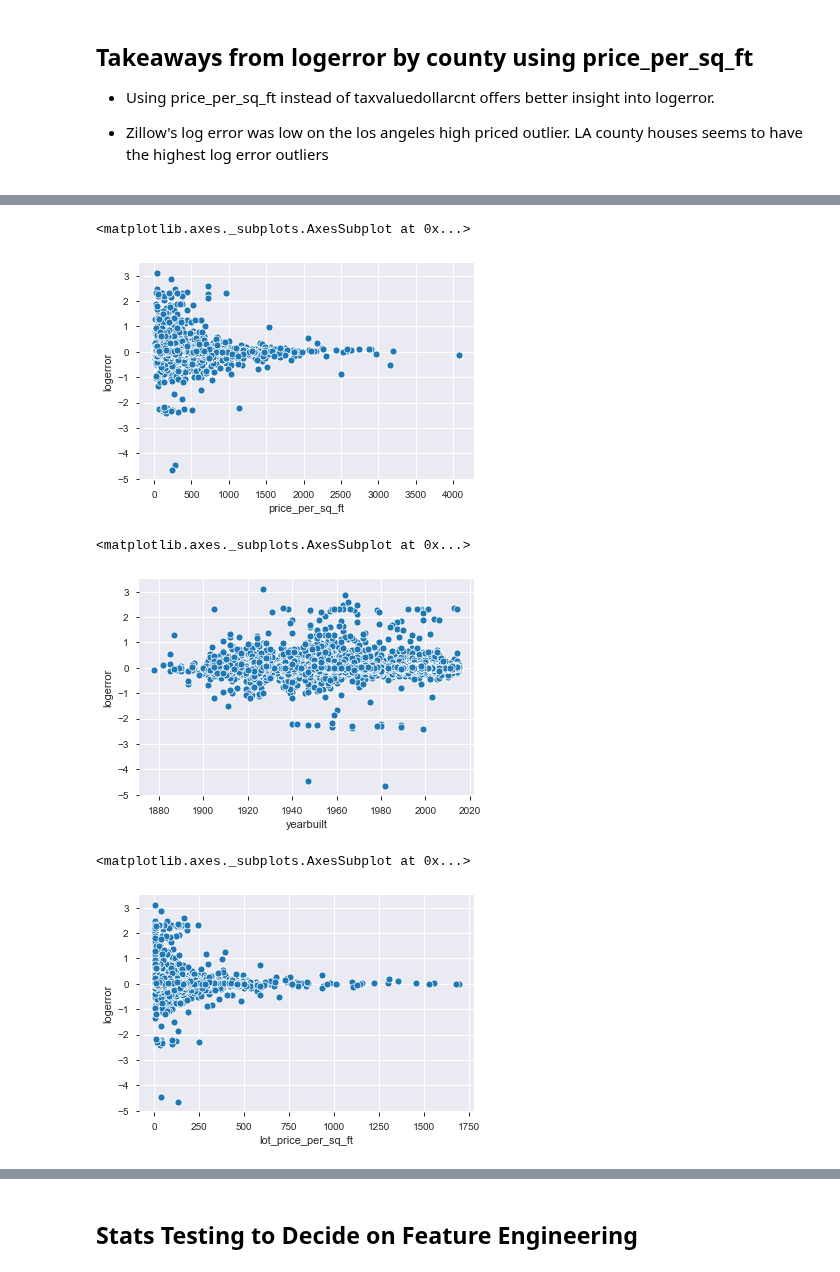
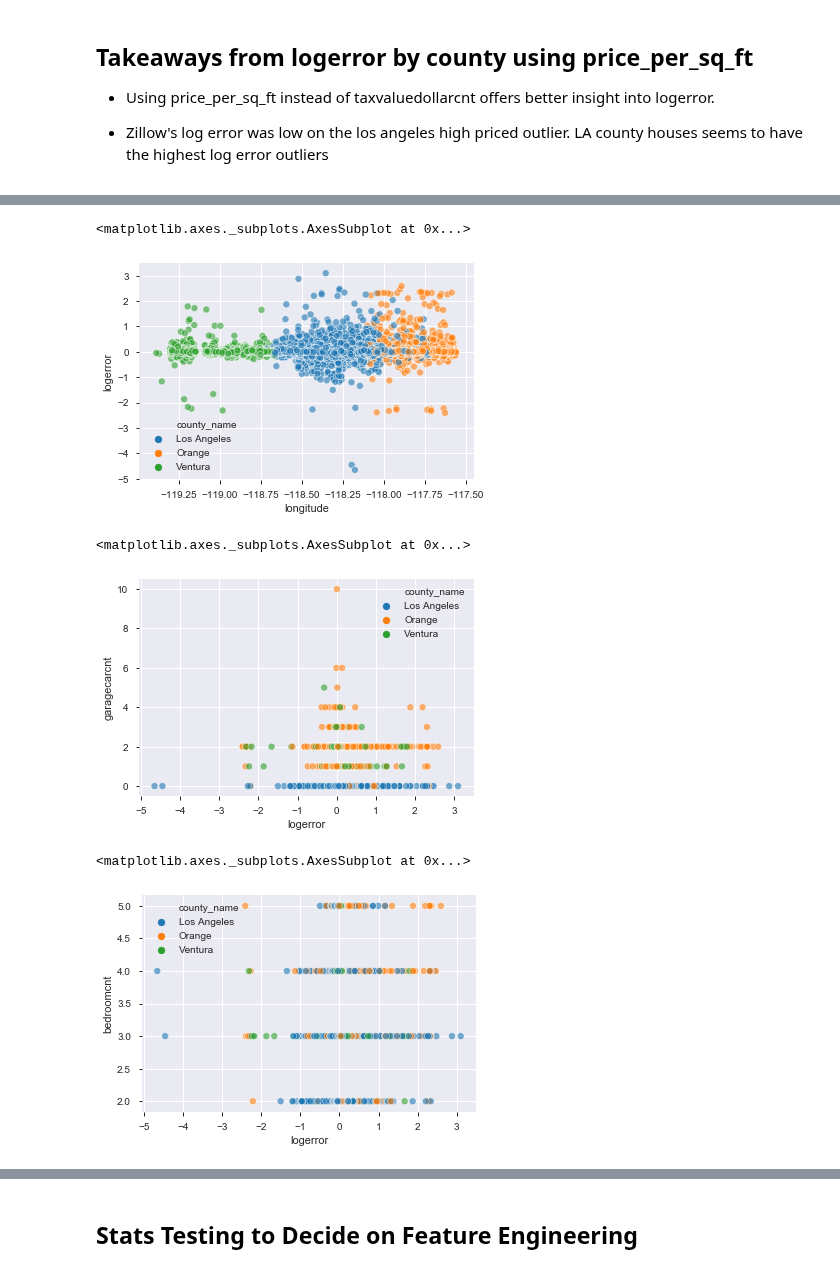
Before and after one commit to FJ-Zillow-Org/Zillow, a Jupyter notebook: deliverable.ipynb, the cells around one changed output, grey strips where cells are left out. Saved outputs shown, nothing was run; the diff lists cells and outputs as text; code cells hidden in the pictures.

```diff
--- a/deliverable.ipynb
+++ b/deliverable.ipynb
@@ -423,15 +453,15 @@ sns.scatterplot(data=train, x="yearbuilt", y="price_per_sq_ft")
 # %%
-sns.scatterplot(data=train, x="price_per_sq_ft", y="logerror")
+sns.scatterplot(data=train, x="longitude", y="logerror", hue='county_name', hue_order=["Los Angeles", "Orange", "Ventura"], alpha=.6)
 # %% [output]
 <matplotlib.axes._subplots.AxesSubplot at 0x...>
-[figure, old version]
+[figure, new version]
 # %%
-sns.scatterplot(data=train, x="yearbuilt", y="logerror")
+sns.scatterplot(data=train, y="garagecarcnt", x="logerror", hue='county_name', hue_order=["Los Angeles", "Orange", "Ventura"], alpha=.6)
 # %% [output]
 <matplotlib.axes._subplots.AxesSubplot at 0x...>
-[figure, old version]
+[figure, new version]
 # %%
-sns.scatterplot(data=train, x="lot_price_per_sq_ft", y="logerror")
+sns.scatterplot(data=train, y="bedroomcnt", x="logerror", hue='county_name', hue_order=["Los Angeles", "Orange", "Ventura"], alpha=.6)
 # %% [output]
 <matplotlib.axes._subplots.AxesSubplot at 0x...>
-[figure, old version]
+[figure, new version]
```
Also changed, not shown: parts of 60 cells of this notebook.
